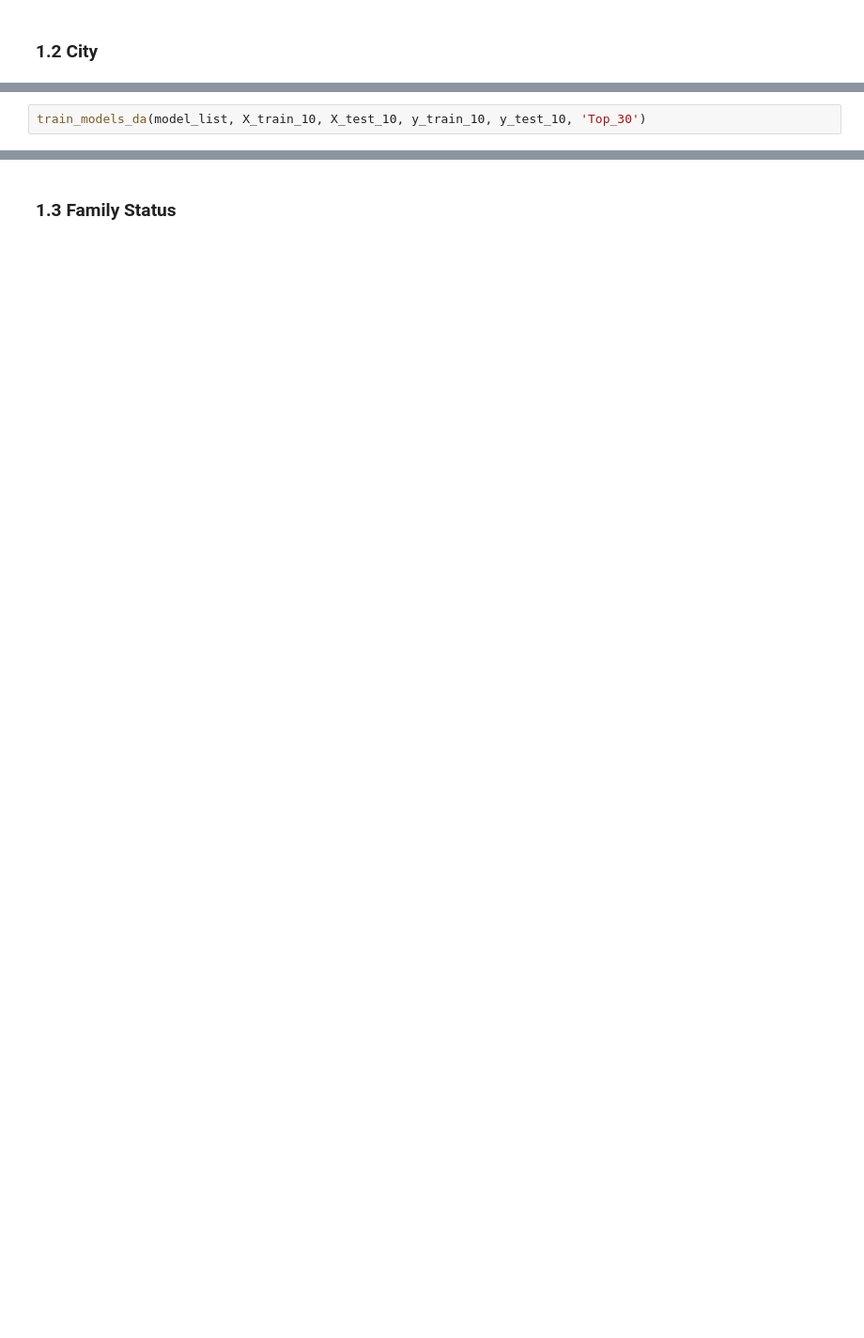
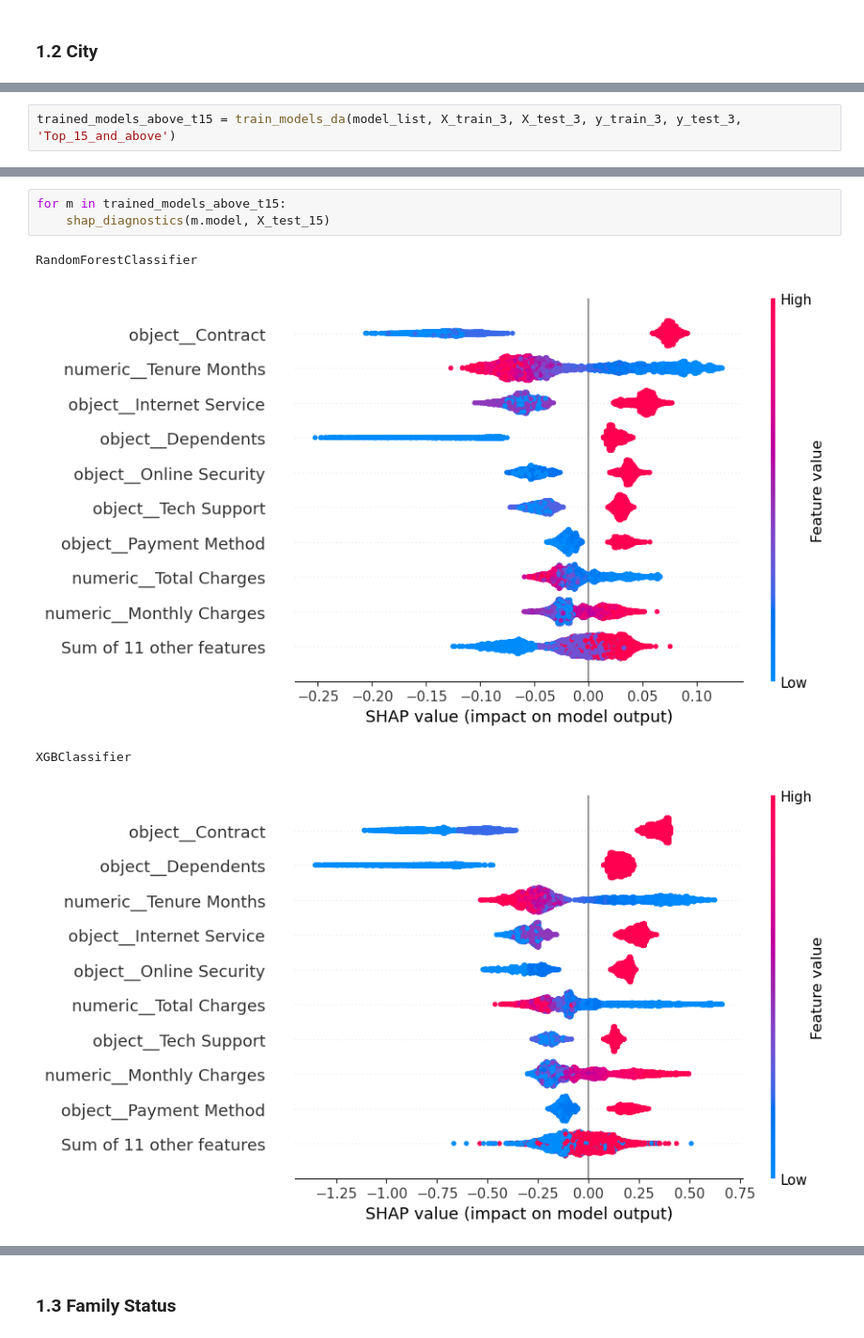
Before and after one commit to uladcharn/Interpretable_Gradient_Boosting__Under_Data_distribution_Shift, a Jupyter notebook: main_analysis.ipynb, the cells around one changed output, grey strips where cells are left out. Shown at 94% size. Saved outputs shown, nothing was run; the diff lists cells and outputs as text; blank space fills up the shorter version.

```diff
--- a/main_analysis.ipynb
+++ b/main_analysis.ipynb
@@ -101,3 +151,3 @@ weighted avg       0.92      0.90      0.90      5467
 # %%
-train_models_da(model_list, X_train_10, X_test_10, y_train_10, y_test_10, 'Top_30')
+trained_models_above_t15 = train_models_da(model_list, X_train_3, X_test_3, y_train_3, y_test_3, 'Top_15_and_above')
 # %% [output]
@@ -120,0 +185,8 @@ weighted avg       0.90      0.89      0.89       779
+# %%
+for m in trained_models_above_t15:
+    shap_diagnostics(m.model, X_test_15)
+# %% [output]
+RandomForestClassifier
+[figure, added]
+XGBClassifier
+[figure, added]
```
Also changed, not shown: parts of 23 cells of this notebook, 4 other files.
